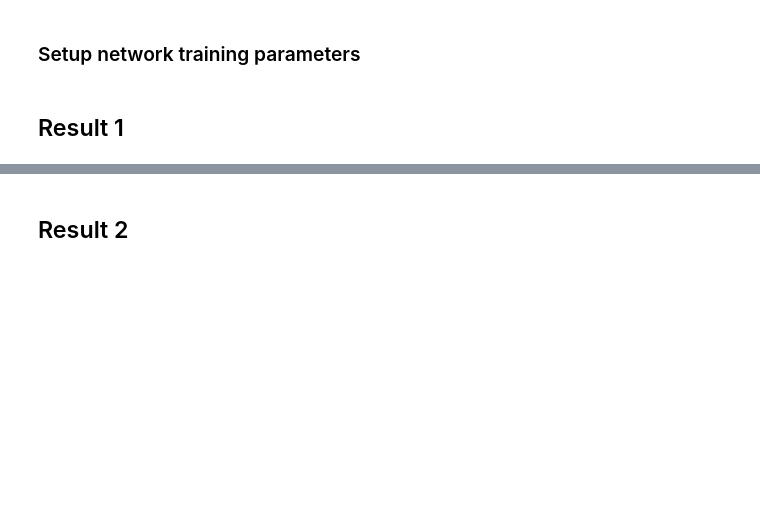
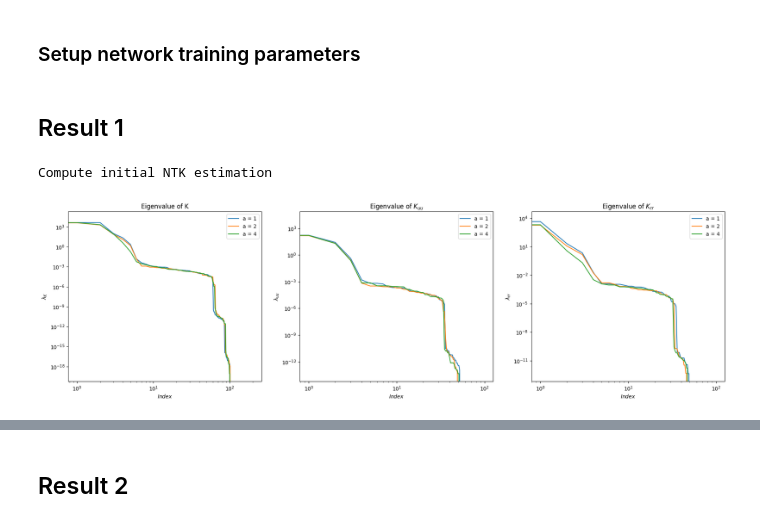
Before and after one commit to ikbenali/ReproducibilityProject_DL, a Jupyter notebook: Implementation_1/notebooks/ReproducibilityResults.ipynb, the cells around one changed output, grey strips where cells are left out. Saved outputs shown, nothing was run; the diff lists cells and outputs as text; code cells hidden in the pictures; blank space fills up the shorter version.

```diff
--- a/Implementation_1/notebooks/ReproducibilityResults.ipynb
+++ b/Implementation_1/notebooks/ReproducibilityResults.ipynb
@@ -157,0 +141,40 @@ plt.show()
+# %%
+
+### Setup PDE Equation
+a   = [1, 2, 4]
+PDE = [Poisson1D(a_i) for a_i in a]
+
+# network neurons
+neurons     = [100]
+neural_nets =  [PINN(input_size, output_size, neurons, PDE_i, 'normal', dtype, device, log_parameters, log_NTK).to(device) for PDE_i in PDE];
+
+data_labels = [f'a = {a_i}' for a_i in a]
+ylabels1    = [r'$\lambda_{K}$', r'$\lambda_{uu}$', r'$\lambda_{rr}$']
+
+# Plot 1 - initial NTK
+fig0, axs0 = plt.subplots(1,3, figsize=(23,6))
+
+x       = next(iter(XTrain)).view(-1, Br, 1)
+x_prime = next(iter(XTrain)).view(-1, Br, 1)
+
+print("Compute initial NTK estimation\n")
+for net in neural_nets:
+    ## Observe initial estimation of NTK Matrix
+    net.eval()
+    net.NTK(x, x_prime)
+
+    if log_NTK:
+        net.log_NTK(0)
+        plot_NTK(net, fig0, axs0)
+
+for i, ax in enumerate(axs0):
+    ax.legend(labels=data_labels)
+    # ax.ticklabel_format(axis='y', scilimits=(0,0))
+    ax.set_yscale('log')
+    ax.set_ylabel(ylabels1[i])
+    ax.set_xlabel(r'$Index$')
+
+plt.show()
+# %% [output]
+Compute initial NTK estimation
+[figure, added]
```
Also changed, not shown: parts of 15 cells of this notebook, 4 other files.
